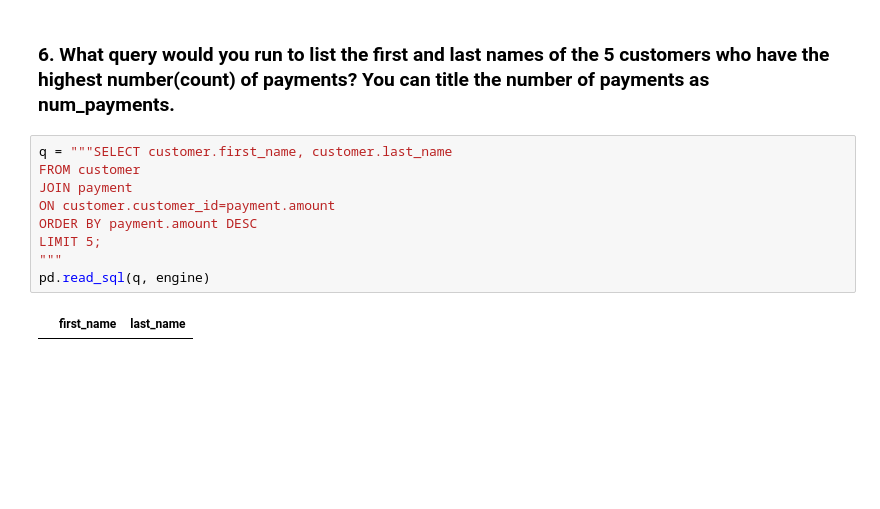
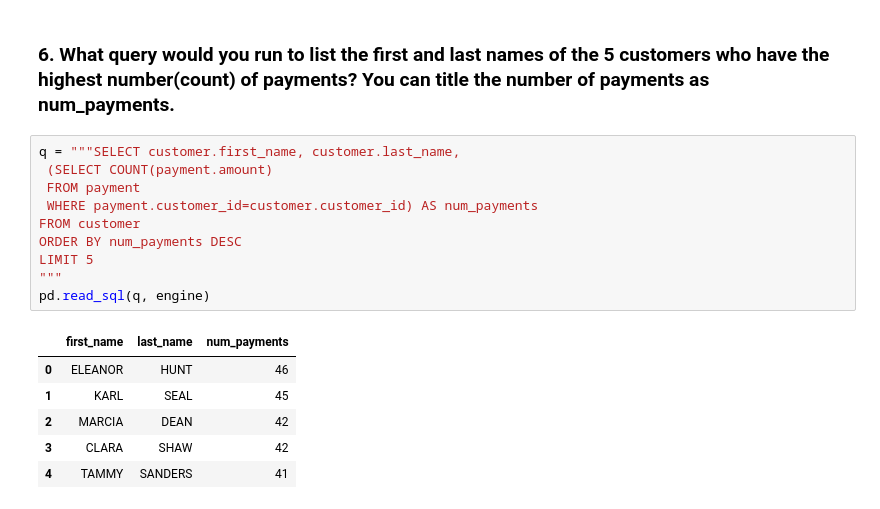
Before and after one commit to QianFu520/Queries--Sakila, a Jupyter notebook: Sakila-queries practicing.ipynb, the cells around one changed output. Drawn from its saved outputs; the diff is of its cells as text; blank space fills up the shorter version.

```diff
--- a/Sakila-queries practicing.ipynb
+++ b/Sakila-queries practicing.ipynb
@@ -125,13 +131,19 @@ WHERE payment.amount>2*AVG(payment.amount)
 # %% [markdown]
 ### 6. What query would you run to list the first and last names of the 5 customers who have the highest number(count) of payments? You can title the number of payments as num_payments.
 # %%
-q = """SELECT customer.first_name, customer.last_name
+q = """SELECT customer.first_name, customer.last_name,
+ (SELECT COUNT(payment.amount)
+ FROM payment
+ WHERE payment.customer_id=customer.customer_id) AS num_payments
 FROM customer
-JOIN payment
-ON customer.customer_id=payment.amount
-ORDER BY payment.amount DESC
-LIMIT 5;
+ORDER BY num_payments DESC
+LIMIT 5
 """
 pd.read_sql(q, engine)
 # %% [output]
-|  | first_name | last_name |
+|  | first_name | last_name | num_payments |
+| 0 | ELEANOR | HUNT | 46 |
+| 1 | KARL | SEAL | 45 |
+| 2 | MARCIA | DEAN | 42 |
+| 3 | CLARA | SHAW | 42 |
+| 4 | TAMMY | SANDERS | 41 |
```
Also changed, not shown: parts of 4 cells of this notebook.
